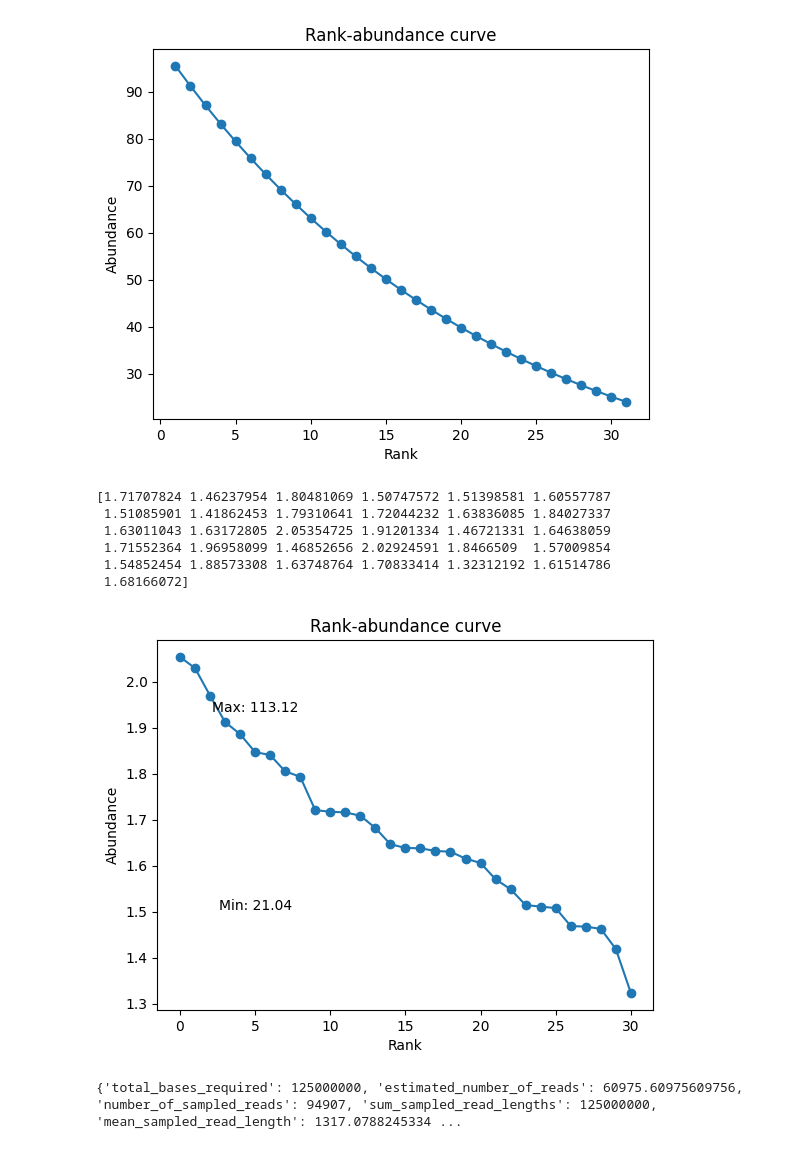
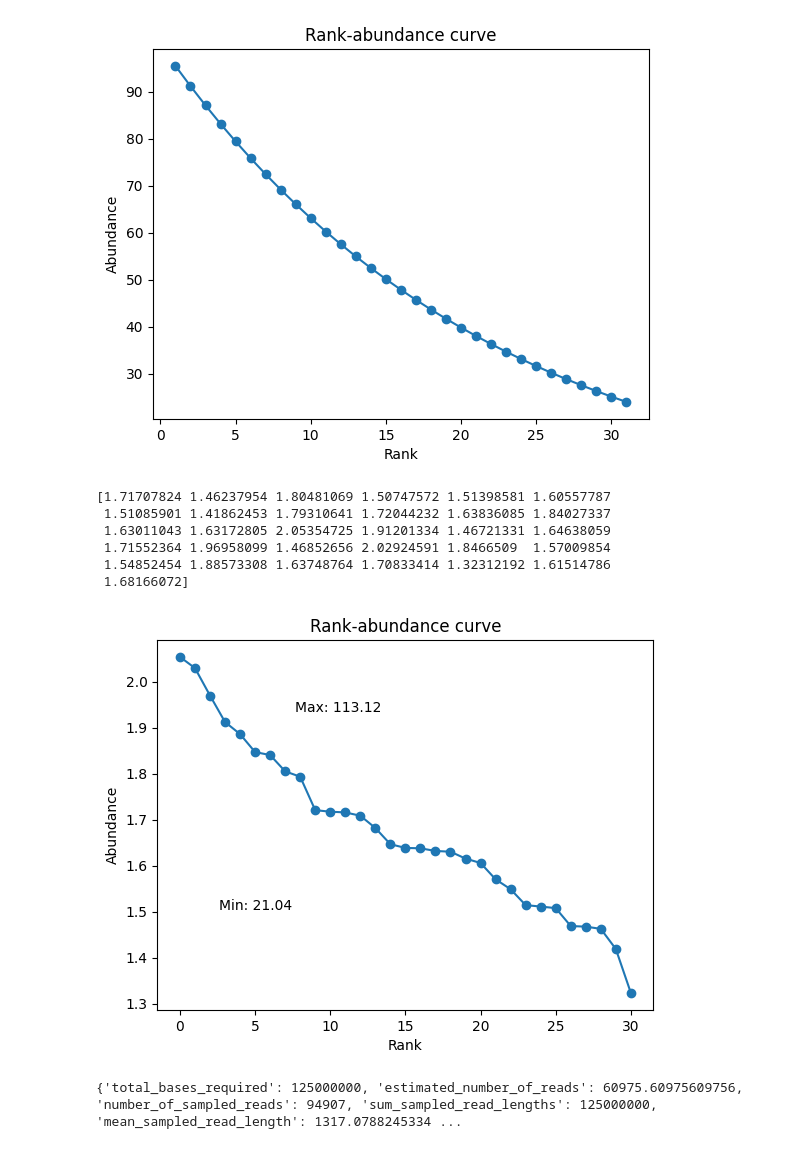
Before and after one commit to SebastianDall/nanomotif-binnary-benchmark, a Jupyter notebook: _pipelines/validation_dataset/find_samples.ipynb, the cells around one changed output. Cells and saved outputs as stored; diff of their text form; code cells hidden in the pictures.

```diff
--- a/_pipelines/validation_dataset/find_samples.ipynb
+++ b/_pipelines/validation_dataset/find_samples.ipynb
@@ -114,31 +114,31 @@ plt.show()
 # %%
 import numpy as np
 import matplotlib.pyplot as plt
 set_seed = 1236
 np.random.seed(set_seed)
 # create lognormal distribution
 samples = 31
 mu = 0.55
 sigma = 0.1
 s = np.random.lognormal(mu, sigma, samples)
 print(s)
 # Plot
 plt.plot(sorted(s, reverse=True), marker="o")
 plt.xlabel("Rank")
 plt.ylabel("Abundance")
 plt.title("Rank-abundance curve")
 # annotate max and min values as abundance
-plt.annotate(f"Max: {10**max(s):.2f}", (5, max(s)-0.15), textcoords="offset points", xytext=(0,10), ha='center')
+plt.annotate(f"Max: {10**max(s):.2f}", (5, max(s)-0.15), textcoords="offset points", xytext=(60,10), ha='center')
 plt.annotate(f"Min: {10**min(s):.2f}", (5, min(s)+0.15), textcoords="offset points", xytext=(0,10), ha='center')
 plt.show()
 # %% [output]
 [1.71707824 1.46237954 1.80481069 1.50747572 1.51398581 1.60557787
  1.51085901 1.41862453 1.79310641 1.72044232 1.63836085 1.84027337
  1.63011043 1.63172805 2.05354725 1.91201334 1.46721331 1.64638059
  1.71552364 1.96958099 1.46852656 2.02924591 1.8466509  1.57009854
  1.54852454 1.88573308 1.63748764 1.70833414 1.32312192 1.61514786
  1.68166072]
-[figure, old version]
+[figure, new version]
 # %%
 import numpy as np
 
```
Also changed, not shown: parts of 5 cells of this notebook, 8 other files.
